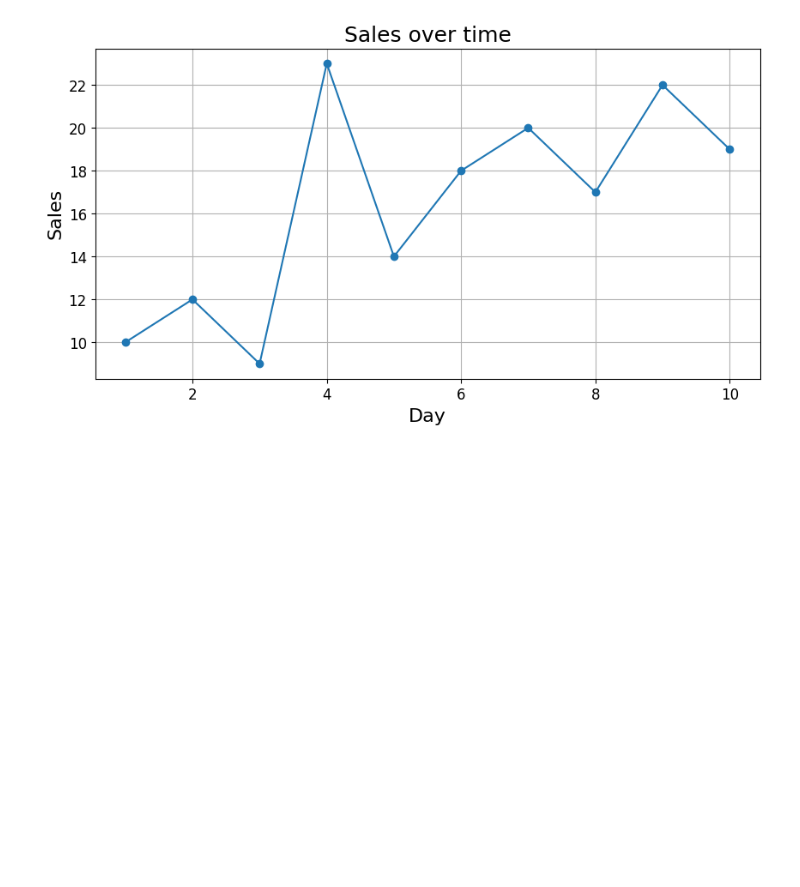
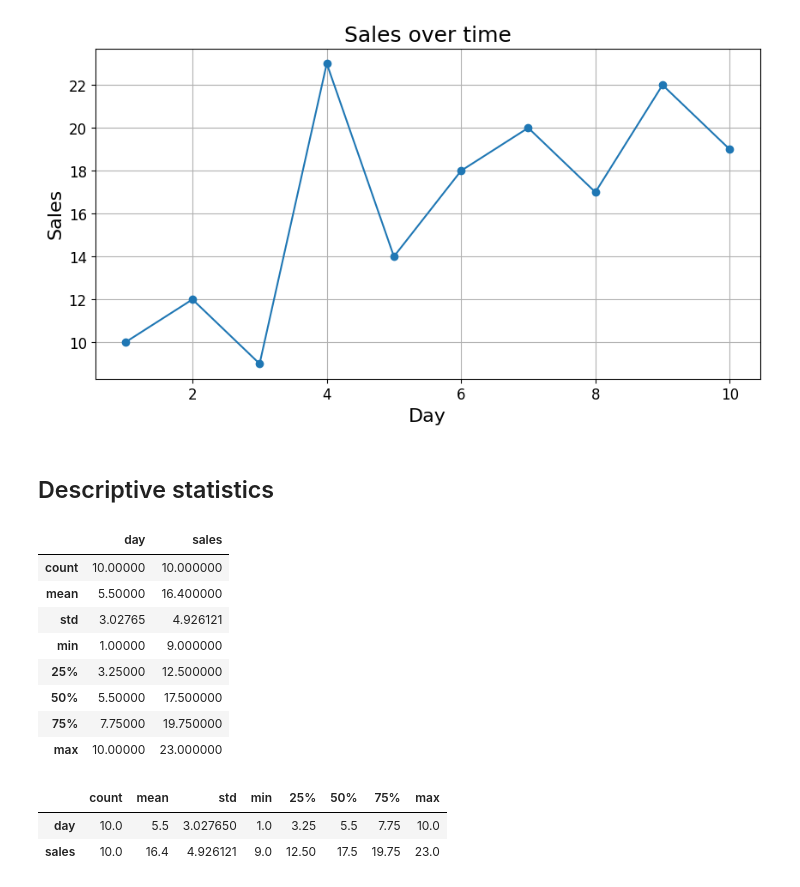
Before and after one commit to polischukok-hub/mini_eda_project, a Jupyter notebook: analysis.ipynb, the cells around one changed output. Drawn from its saved outputs; the diff is of its cells as text; code cells hidden in the pictures; blank space fills up the shorter version.

Commit message:
add descriptive statistics to notebook

```diff
--- a/analysis.ipynb
+++ b/analysis.ipynb
@@ -18,3 +18,24 @@ plt.grid(True)
 plt.show()
 # %% [output]
 [figure]
+# %% [markdown]
+## Descriptive statistics
+# %%
+## Descriptive Statistics
+df.describe()
+# %% [output]
+|  | day | sales |
+| count | 10.00000 | 10.000000 |
+| mean | 5.50000 | 16.400000 |
+| std | 3.02765 | 4.926121 |
+| min | 1.00000 | 9.000000 |
+| 25% | 3.25000 | 12.500000 |
+| 50% | 5.50000 | 17.500000 |
+| 75% | 7.75000 | 19.750000 |
+| max | 10.00000 | 23.000000 |
+# %%
+df.describe().T
+# %% [output]
+|  | count | mean | std | min | 25% | 50% | 75% | max |
+| day | 10.0 | 5.5 | 3.027650 | 1.0 | 3.25 | 5.5 | 7.75 | 10.0 |
+| sales | 10.0 | 16.4 | 4.926121 | 9.0 | 12.50 | 17.5 | 19.75 | 23.0 |
```
